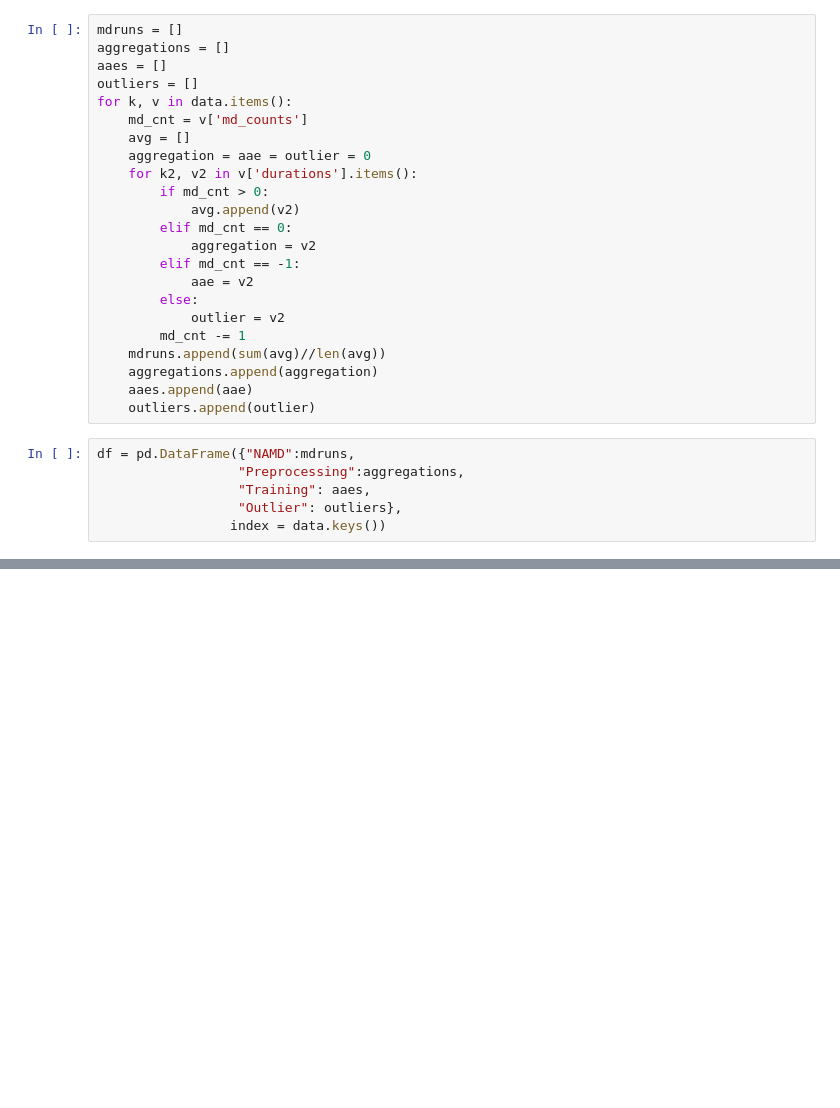
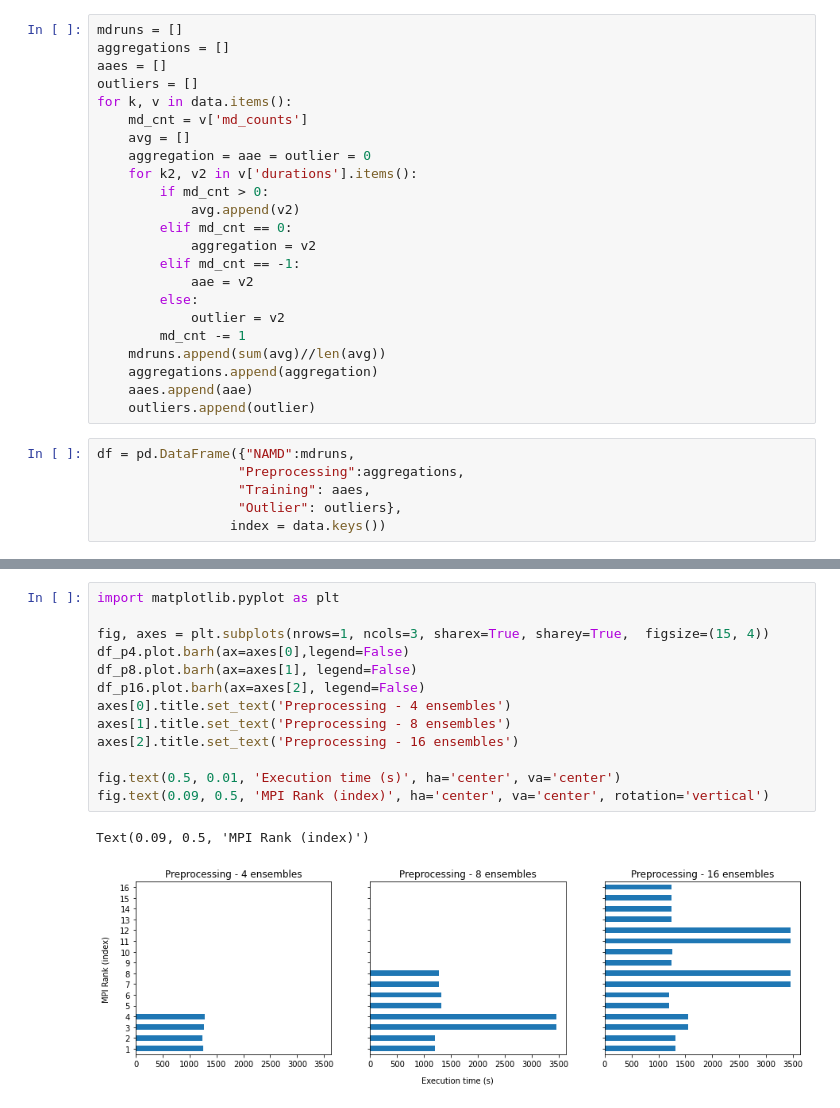
Before and after one commit to radical-experiments/deepdriveMD, a Jupyter notebook: analysis/spike_ace/16ensembles.ipynb, the cells around one changed output, grey strips where cells are left out. Cells and saved outputs as stored; diff of their text form; blank space fills up the shorter version.

Commit message:
adding plot to parse preprocessing time

```diff
--- a/analysis/spike_ace/16ensembles.ipynb
+++ b/analysis/spike_ace/16ensembles.ipynb
@@ -106,0 +140,16 @@ df
+# %%
+import matplotlib.pyplot as plt
+
+fig, axes = plt.subplots(nrows=1, ncols=3, sharex=True, sharey=True,  figsize=(15, 4))
+df_p4.plot.barh(ax=axes[0],legend=False)
+df_p8.plot.barh(ax=axes[1], legend=False)
+df_p16.plot.barh(ax=axes[2], legend=False)
+axes[0].title.set_text('Preprocessing - 4 ensembles')
+axes[1].title.set_text('Preprocessing - 8 ensembles')
+axes[2].title.set_text('Preprocessing - 16 ensembles')
+
+fig.text(0.5, 0.01, 'Execution time (s)', ha='center', va='center')
+fig.text(0.09, 0.5, 'MPI Rank (index)', ha='center', va='center', rotation='vertical')
+# %% [output]
+Text(0.09, 0.5, 'MPI Rank (index)')
+[figure, added]
```
Also changed, not shown: parts of 4 cells of this notebook.
